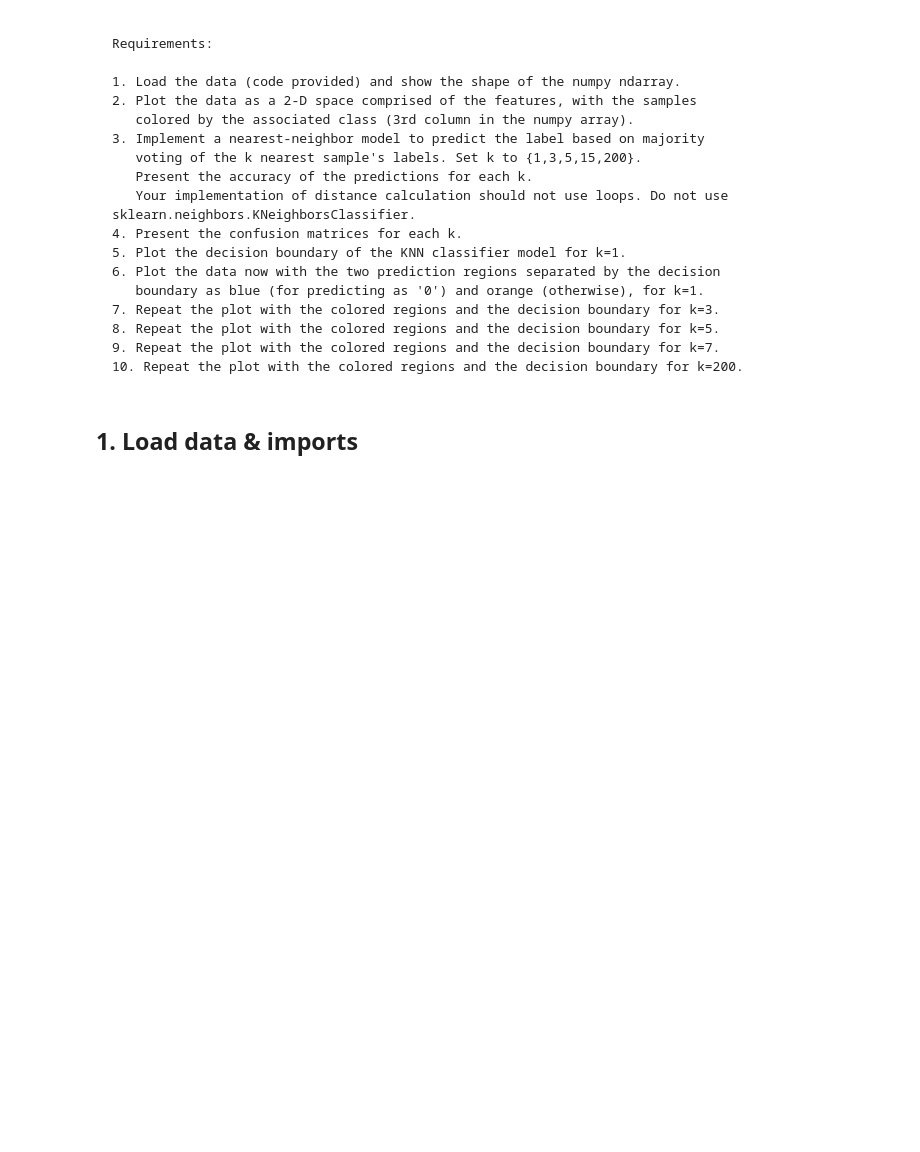
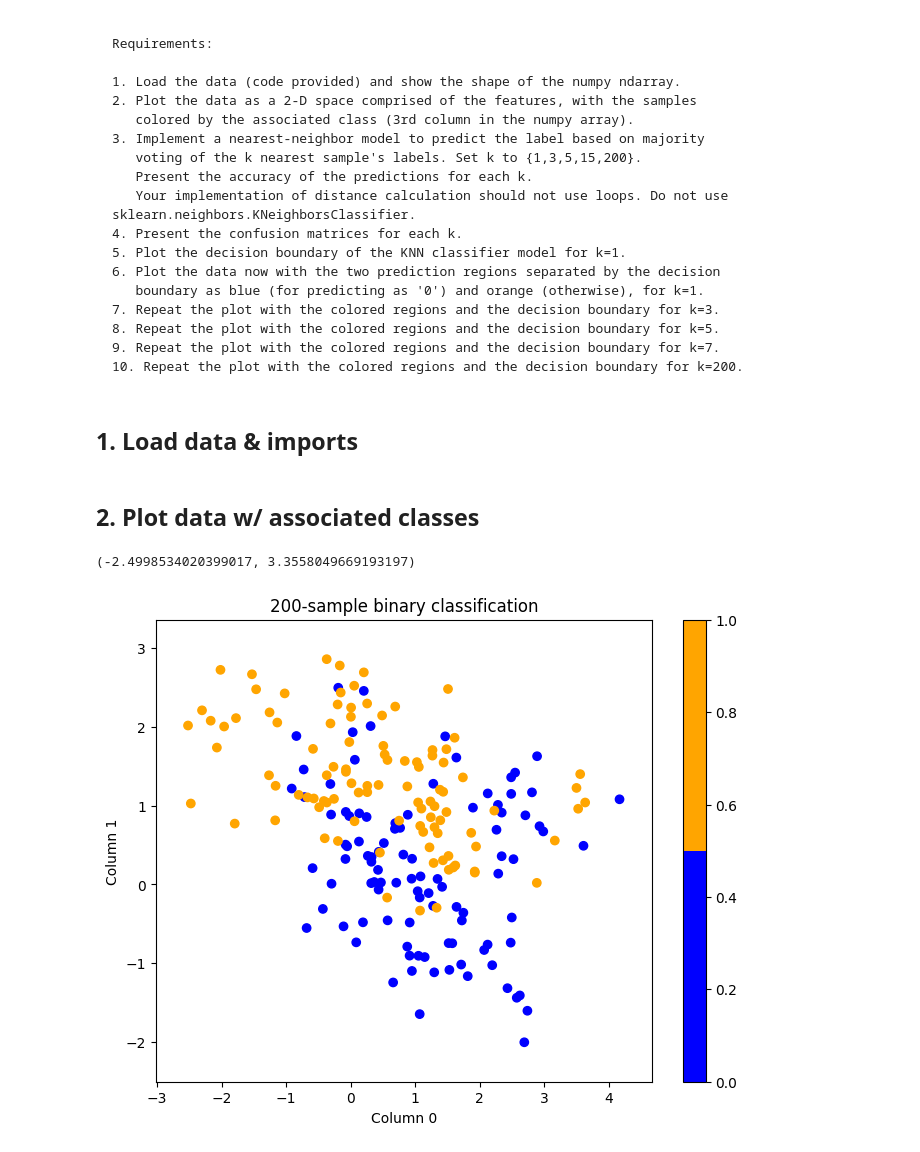
Before and after one commit to zzwhoops-home/CSCI-335, a Jupyter notebook: assignments/ca04-knn.ipynb, the cells around one changed output. Drawn from its saved outputs; the diff is of its cells as text; code cells hidden in the pictures; blank space fills up the shorter version.

Commit message:
add graph

```diff
--- a/assignments/ca04-knn.ipynb
+++ b/assignments/ca04-knn.ipynb
@@ -30,8 +30,46 @@ Requirements:
 ## 1. Load data & imports
 # %%
 import numpy as np
+import pandas as pd
 import matplotlib.pyplot as plt
 
 # !wget https://github.com/eduardocoelholima/635-code-multiterm/raw/refs/heads/main/data/binary_classification.
 
 data = np.load('../data/binary_classification_knn.npy')
+
+df = pd.DataFrame(data)
+# %% [markdown]
+## 2. Plot data w/ associated classes
+# %%
+from IPython.display import display
+from matplotlib.colors import ListedColormap
+
+colors = ["blue", "orange"]
+cmap = ListedColormap(
+    colors=colors
+)
+
+MARGIN = 0.5
+
+# create plots
+fig, ax = plt.subplots(figsize=(8, 6))
+
+# create scatter plots in different colors
+scatter = ax.scatter(
+    x=df[0],
+    y=df[1],
+    c=df[2],
+    cmap=cmap
+)
+
+cbar = fig.colorbar(scatter, ax=ax)
+
+ax.set_xlabel("Column 0")
+ax.set_ylabel("Column 1")
+ax.set_title(f"{len(df)}-sample binary classification")
+
+ax.set_xlim(df[0].min() - MARGIN , df[0].max() + MARGIN)
+ax.set_ylim(df[1].min() - MARGIN , df[1].max() + MARGIN)
+# %% [output]
+(-2.4998534020399017, 3.3558049669193197)
+[figure, added]
```
Also changed, not shown: parts of 2 cells of this notebook.
